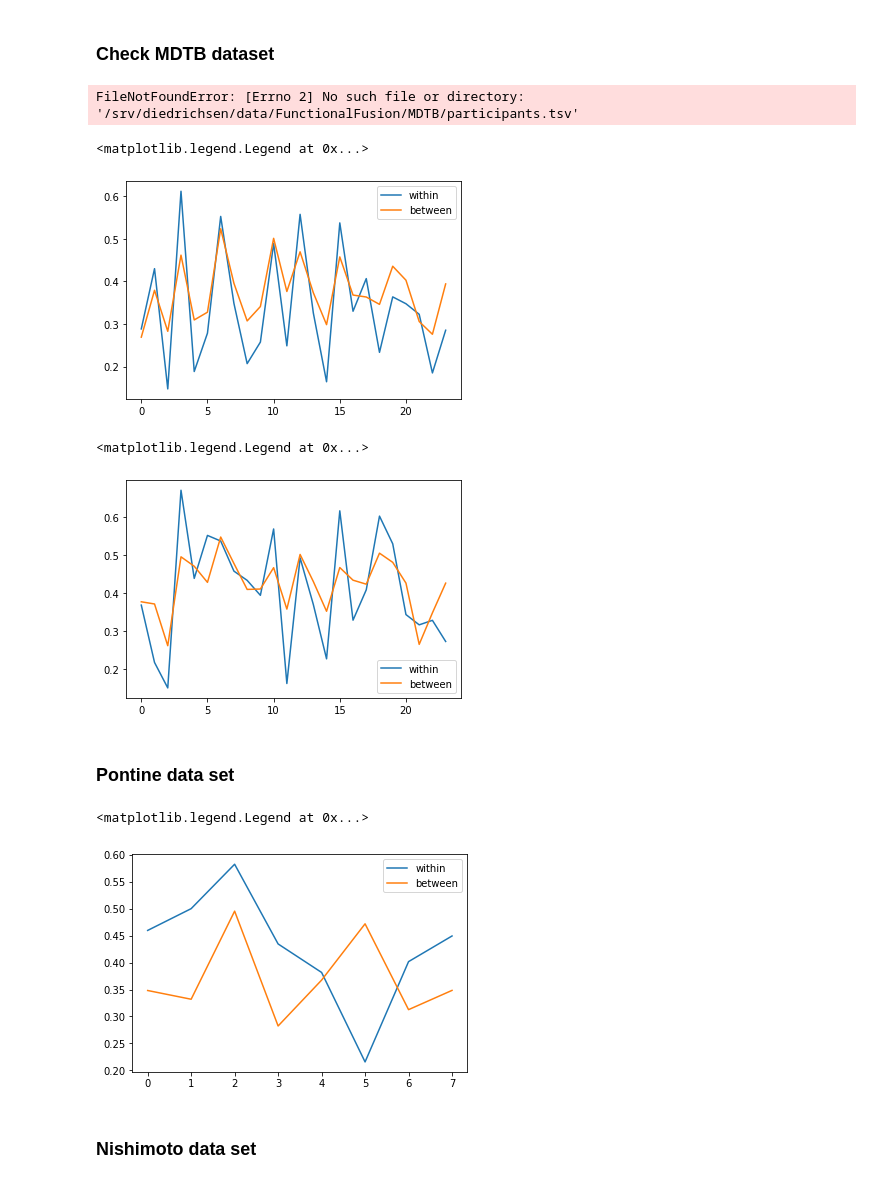
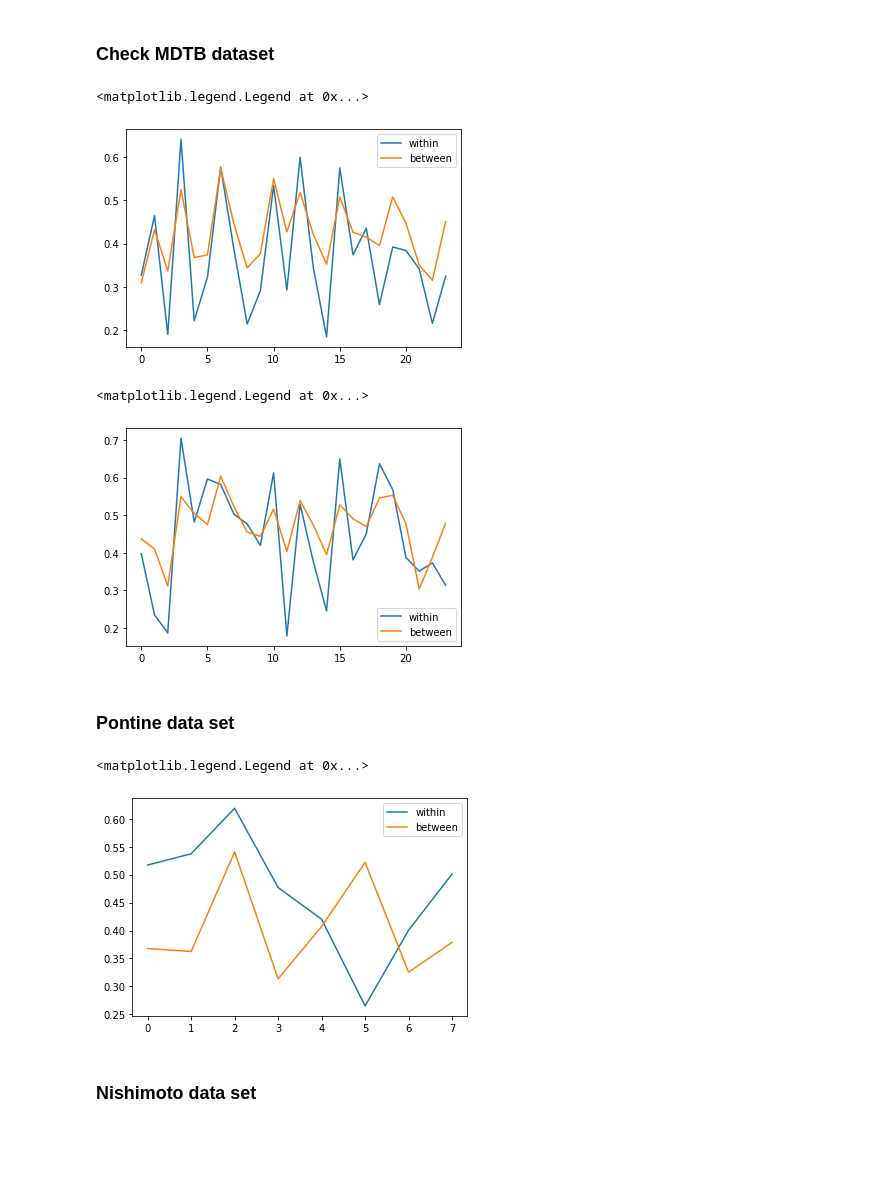
Before and after one commit to DiedrichsenLab/Functional_Fusion, a Jupyter notebook: notebooks/dataset_check.ipynb, the cells around one changed output. Drawn from its saved outputs; the diff is of its cells as text; code cells hidden in the pictures; blank space fills up the shorter version.

```diff
--- a/notebooks/dataset_check.ipynb
+++ b/notebooks/dataset_check.ipynb
@@ -27,17 +25,14 @@ b) Between-subejct correlation: Pattern correlation between the average pattern
 # %% [markdown]
 ### Check MDTB dataset
 # %%
-mdtb_dataset = DataSetMDTB(base_dir + '/MDTB')
-data_mdtb1,info_mdtb1 = mdtb_dataset.get_data(atlas,'ses-s1','CondHalf')
+data_mdtb1,info_mdtb1,mydataset = ds.get_dataset(base_dir,'MDTB', atlas,['ses-s1'],'CondHalf')
-# %% [output]
-FileNotFoundError: [Errno 2] No such file or directory: '/srv/diedrichsen/data/FunctionalFusion/MDTB/participants.tsv'
 # %%
-r1 = reliability_within_subj(data_mdtb1,part_vec=info_mdtb1.half,cond_vec=info_mdtb1.cond_name)
-r2 = reliability_between_subj(data_mdtb1,cond_vec=info_mdtb1.cond_name)
+r1 = ds.reliability_within_subj(data_mdtb1,part_vec=info_mdtb1.half,cond_vec=info_mdtb1.cond_name)
+r2 = ds.reliability_between_subj(data_mdtb1,cond_vec=info_mdtb1.cond_name)
 plt.plot(r1.mean(axis=1))
 plt.plot(r2)
 plt.legend(['within','between'])
 # %% [output]
 <matplotlib.legend.Legend at 0x...>
-[figure, old version]
+[figure, new version]
 # %%
@@ -45,11 +40,11 @@ data_mdtb2,info_mdtb2 = mdtb_dataset.get_data('SUIT3','ses-s2','CondHalf')
 # %%
-r1 = reliability_within_subj(data_mdtb2,part_vec=info_mdtb2.half,cond_vec=info_mdtb2.cond_name)
-r2 = reliability_between_subj(data_mdtb2,cond_vec=info_mdtb2.cond_name)
+r1 = ds.reliability_within_subj(data_mdtb2,part_vec=info_mdtb2.half,cond_vec=info_mdtb2.cond_name)
+r2 = ds.reliability_between_subj(data_mdtb2,cond_vec=info_mdtb2.cond_name)
 plt.plot(r1.mean(axis=1))
 plt.plot(r2)
 plt.legend(['within','between'])
 # %% [output]
 <matplotlib.legend.Legend at 0x...>
-[figure, old version]
+[figure, new version]
 # %% [markdown]
 ### Pontine data set
@@ -59,13 +51,15 @@ data_pt,info_pt = mdtb_dataset.get_data('SUIT3','ses-01','TaskHalf')
+# %%
+data_pt,info_pt,mydataset = ds.get_dataset(base_dir,'Pontine', atlas,['ses-01'],'TaskHalf')
 # %%
-r1 = reliability_within_subj(data_pt,part_vec=info_pt.half,
+r1 = ds.reliability_within_subj(data_pt,part_vec=info_pt.half,
             cond_vec=info_pt.task_num)
-r2 = reliability_between_subj(data_pt,cond_vec=info_pt.task_num)
+r2 = ds.reliability_between_subj(data_pt,cond_vec=info_pt.task_num)
 plt.plot(r1.mean(axis=1))
 plt.plot(r2)
 plt.legend(['within','between'])
 # %% [output]
 <matplotlib.legend.Legend at 0x...>
-[figure, old version]
+[figure, new version]
 # %% [markdown]
 ### Nishimoto data set
 # %%
```
Also changed, not shown: parts of 21 cells of this notebook, 2 other files.
